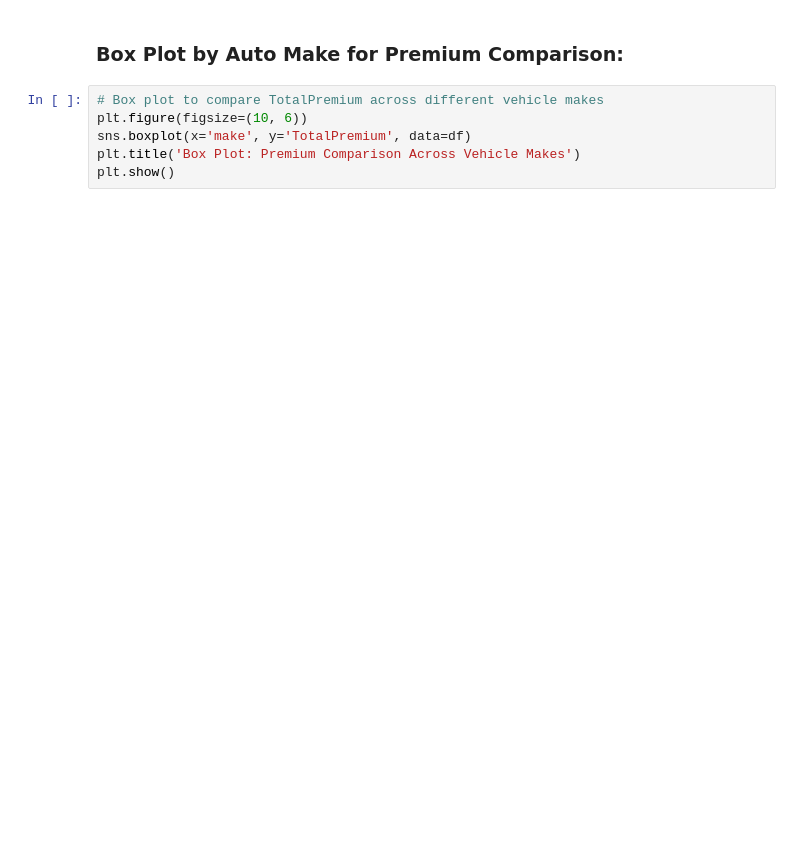
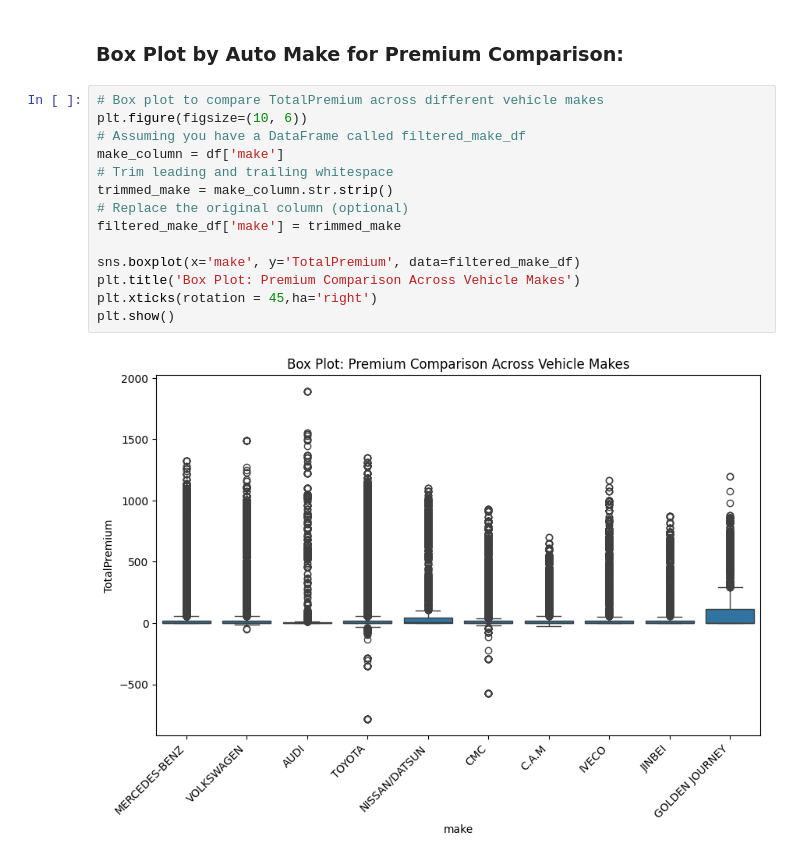
Before and after one commit to dani6566/Car-Insurance, a Jupyter notebook: Notbook/insurance_EDA.ipynb, the cells around one changed output. Drawn from its saved outputs; the diff is of its cells as text; blank space fills up the shorter version.

```diff
--- a/Notbook/insurance_EDA.ipynb
+++ b/Notbook/insurance_EDA.ipynb
@@ -246,6 +237,16 @@ plt.show()
 # %%
 # Box plot to compare TotalPremium across different vehicle makes
 plt.figure(figsize=(10, 6))
-sns.boxplot(x='make', y='TotalPremium', data=df)
+# Assuming you have a DataFrame called filtered_make_df
+make_column = df['make']
+# Trim leading and trailing whitespace
+trimmed_make = make_column.str.strip()
+# Replace the original column (optional)
+filtered_make_df['make'] = trimmed_make
+
+sns.boxplot(x='make', y='TotalPremium', data=filtered_make_df)
 plt.title('Box Plot: Premium Comparison Across Vehicle Makes')
+plt.xticks(rotation = 45,ha='right')
 plt.show()
+# %% [output]
+[figure, added]
```
Also changed, not shown: parts of 13 cells of this notebook.
